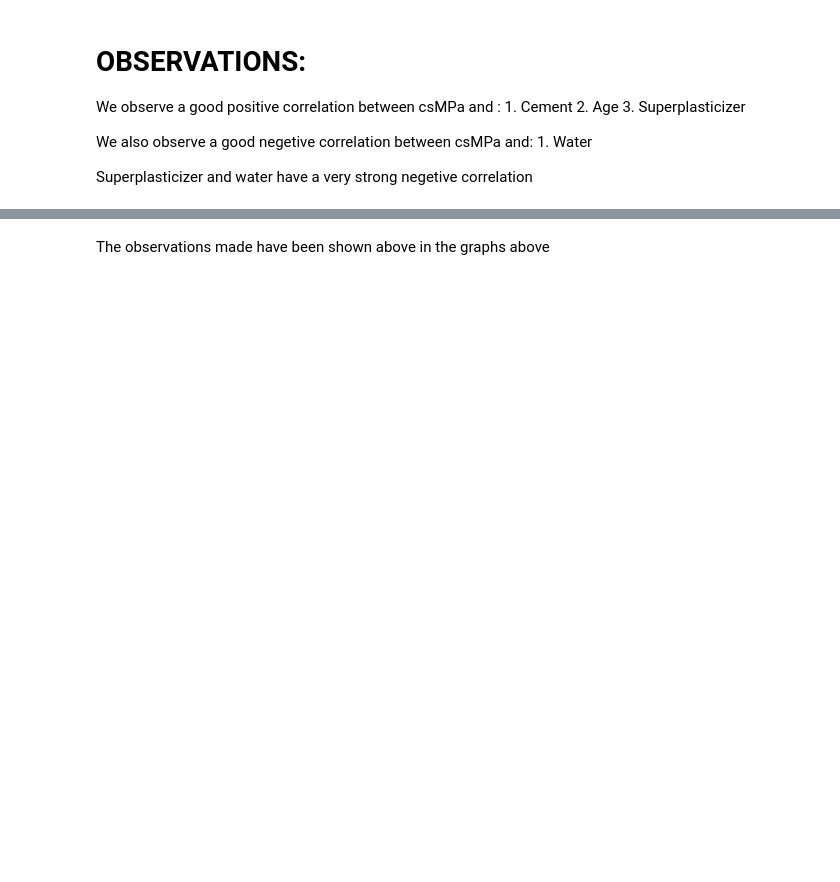
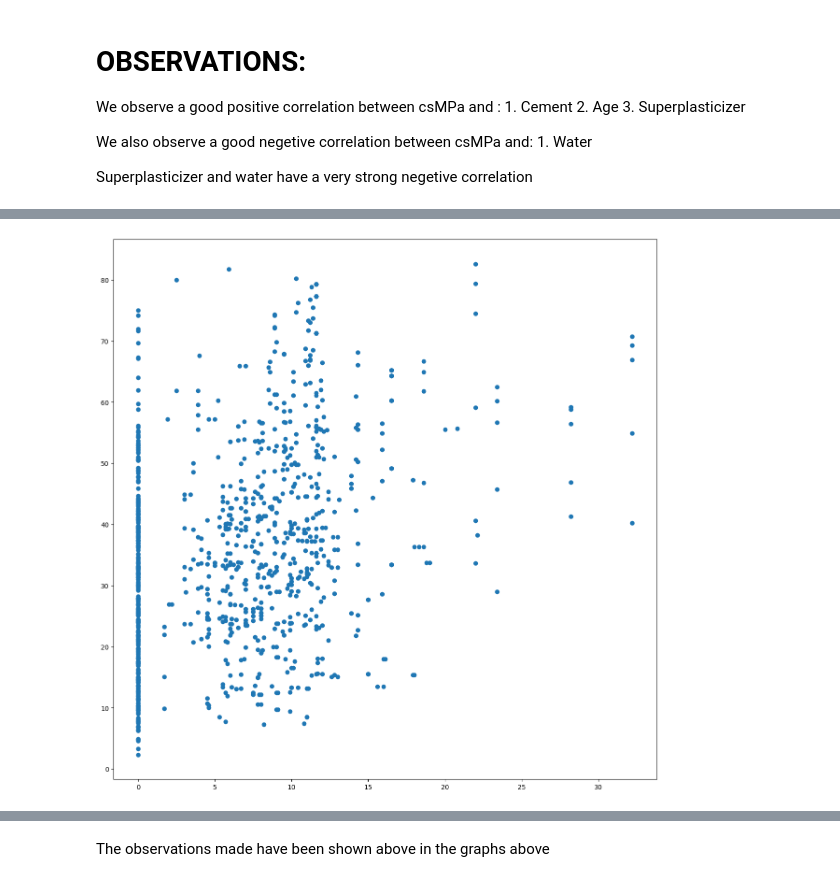
Before and after one commit to Sevinda-Herath/Concrete_Strength_Prediction_AI_Model, a Jupyter notebook: Concrete_Strength_regression.ipynb, the cells around one changed output, grey strips where cells are left out. Saved outputs shown, nothing was run; the diff lists cells and outputs as text; code cells hidden in the pictures; blank space fills up the shorter version.

```diff
--- a/Concrete_Strength_regression.ipynb
+++ b/Concrete_Strength_regression.ipynb
@@ -150,9 +179,9 @@ plt.show()
 # %%
-plt.figure(figsize = (15,15))
-plt.scatter(x = 'superplasticizer',
-           y = 'csMPa',
-           data = data)
+plt.figure(figsize=(15, 15))
+plt.scatter(x='superplastic', y='strength', data=data)
 plt.show()
+# %% [output]
+[figure, added]
 # %%
 plt.figure(figsize = (15,15))
 plt.scatter(x = 'water',
```
Also changed, not shown: parts of 28 cells of this notebook, 2 other files.
